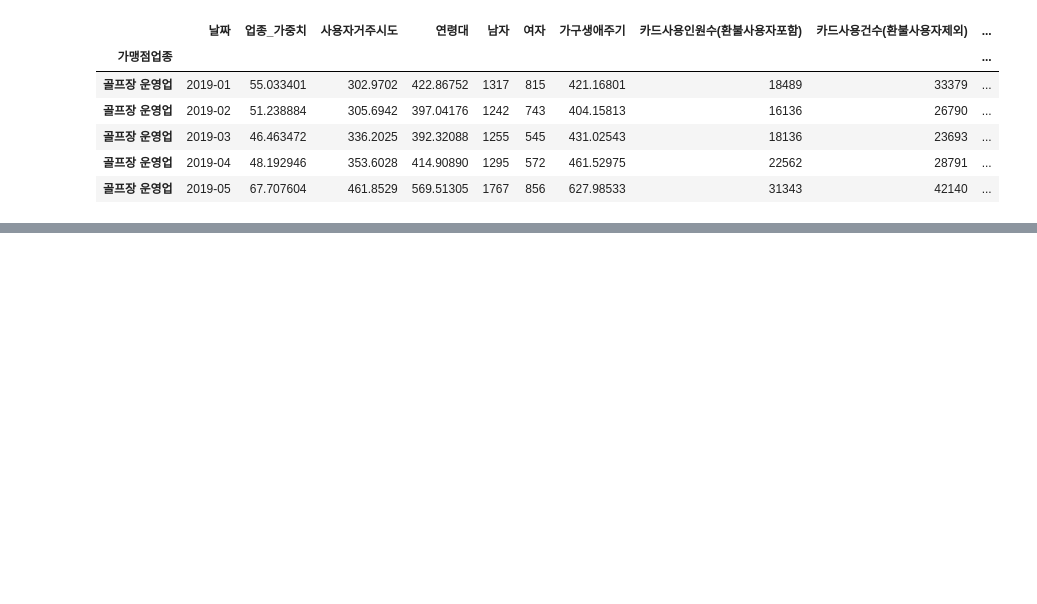
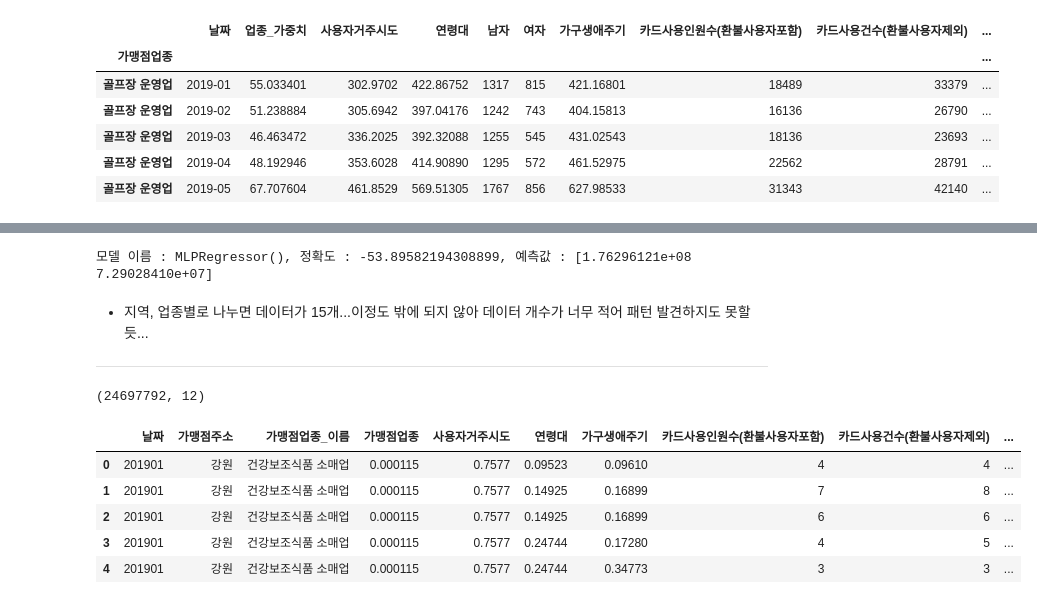
Before and after one commit to young-hun-jo/KaggleStruggle, a Jupyter notebook: jeju_credit/kangwon_preprocessing.ipynb, the cells around one changed output, grey strips where cells are left out. Cells and saved outputs as stored; diff of their text form; code cells hidden in the pictures; blank space fills up the shorter version.

```diff
--- a/jeju_credit/kangwon_preprocessing.ipynb
+++ b/jeju_credit/kangwon_preprocessing.ipynb
@@ -133,0 +210,39 @@ golf_df.head()
+# %%
+from sklearn.neural_network import MLPRegressor
+
+features = health_retail.columns.tolist()[1:-1]
+
+train_d, test_d = health_retail.iloc[:12], health_retail.iloc[12:-1]
+
+train_y = train_d['다음달_예측금액']
+train_x = train_d[features]
+
+test_y = test_d['다음달_예측금액']
+test_x = test_d[features]
+
+model = MLPRegressor()
+
+model.fit(train_x, train_y)
+score = model.score(test_x, test_y)
+pred = model.predict(test_x)
+
+print(f"모델 이름 : {model}, 정확도 : {score}, 예측값 : {pred}")
+# %% [output]
+모델 이름 : MLPRegressor(), 정확도 : -53.89582194308899, 예측값 : [1.76296121e+08 7.29028410e+07]
+# %% [markdown]
+- 지역, 업종별로 나누면 데이터가 15개...이정도 밖에 되지 않아 데이터 개수가 너무 적어 패턴 발견하지도 못할듯...
+---
+# %%
+data = pd.read_csv('encoded_data.csv', encoding='utf-8')
+data.shape
+# %% [output]
+(24697792, 12)
+# %%
+data.head()
+# %% [output]
+|  | 날짜 | 가맹점주소 | 가맹점업종_이름 | 가맹점업종 | 사용자거주시도 | 연령대 | 가구생애주기 | 카드사용인원수(환불사용자포함) | 카드사용건수(환불사용자제외) | ... |
+| 0 | 201901 | 강원 | 건강보조식품 소매업 | 0.000115 | 0.7577 | 0.09523 | 0.09610 | 4 | 4 | ... |
+| 1 | 201901 | 강원 | 건강보조식품 소매업 | 0.000115 | 0.7577 | 0.14925 | 0.16899 | 7 | 8 | ... |
+| 2 | 201901 | 강원 | 건강보조식품 소매업 | 0.000115 | 0.7577 | 0.14925 | 0.16899 | 6 | 6 | ... |
+| 3 | 201901 | 강원 | 건강보조식품 소매업 | 0.000115 | 0.7577 | 0.24744 | 0.17280 | 4 | 5 | ... |
+| 4 | 201901 | 강원 | 건강보조식품 소매업 | 0.000115 | 0.7577 | 0.24744 | 0.34773 | 3 | 3 | ... |
```
Also changed, not shown: parts of 14 cells of this notebook.
